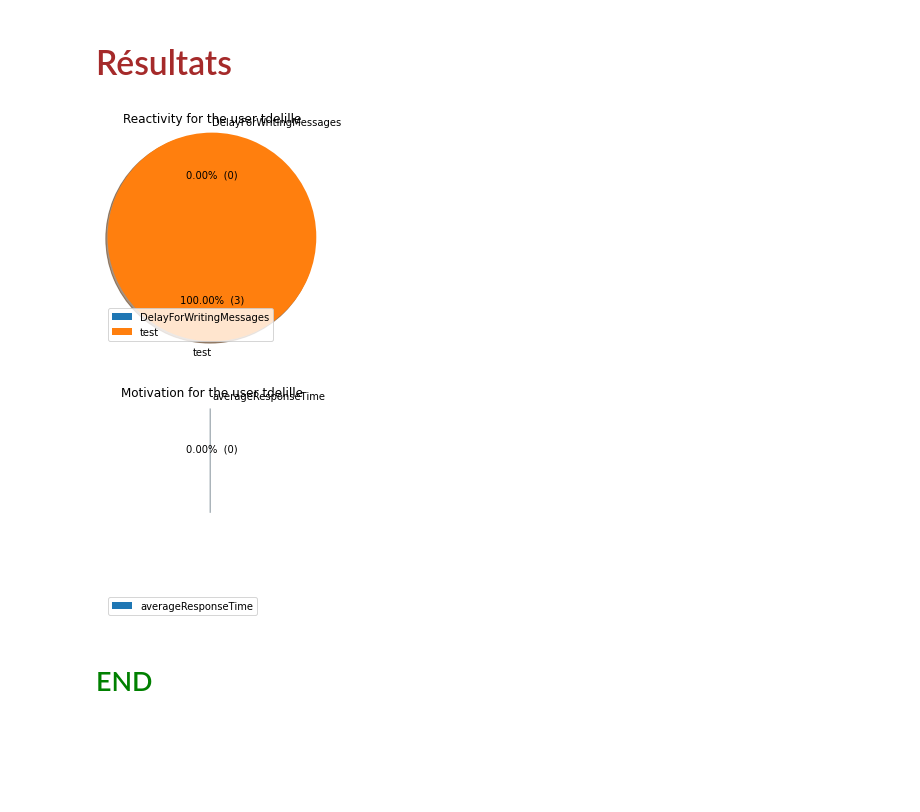
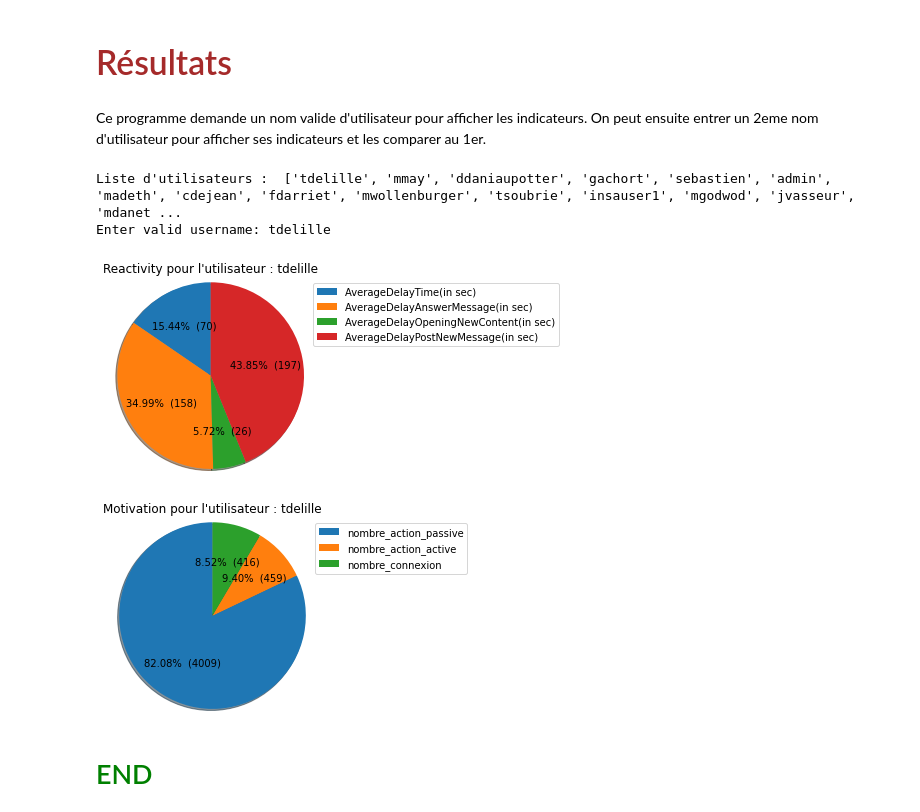
Before and after one commit to ben2riv/m2-projet-eiah, a Jupyter notebook: notebook.ipynb, the cells around one changed output. Cells and saved outputs as stored; diff of their text form; code cells hidden in the pictures; blank space fills up the shorter version.

```diff
--- a/notebook.ipynb
+++ b/notebook.ipynb
@@ -93,15 +119,12 @@ def GenerateUsersIndicators(userData_tr):
 
     return usersIndicators
 # %%
-#display specified indicator for specified user(indicators are all the indicators generated for all users)
-def displayIndicator(usersIndicators,indicatorName,userName):
+# Affiche un indicateur pour un utilisateur
+def displayIndicator(usersIndicators, indicatorName, userName):
     indicator = usersIndicators[userName][indicatorName]
 
-    #title
-    plt.title(indicatorName + " for the user "+userName)
-    #labels
+    plt.title(indicatorName + " pour l'utilisateur : "+userName)
     activities = indicator.keys()
-    #values
     slices = indicator.values()
 
     def make_autopct(values):
@@ -111,13 +134,12 @@ def displayIndicator(usersIndicators,indicatorName,userName):
             return '{p:.2f}%  ({v:d})'.format(p=pct,v=val)
         return my_autopct
 
-    # plotting the pie chart
-    plt.pie(slices, labels = activities,
-            startangle=90, shadow = True,
+    # Affichage en camembert
+    pie = plt.pie(slices, startangle=90, shadow = True,
             radius = 1.2, autopct=make_autopct(slices))
-    # plotting legend
-    plt.legend()
-    # showing the plot
+
+    plt.legend(pie[0],labels = activities, bbox_to_anchor=(1,1), fontsize=10)
+    plt.subplots_adjust(left=0.0, bottom=0.1, right=0.45)
     plt.show()
 # %% [markdown]
 # <span style="color:brown; font-family:times; font-size:1.3em;">Résultats</span>
@@ -133,12 +146,32 @@ userData_tr = LoadPerUserData(df_tr,1)
 # %%
+# To increase data limit : jupyter notebook --NotebookApp.iopub_data_rate_limit=10000000000
+
+# Chargement des données depuis un fichier csv (ici table transition)
+df_tr = pd.read_csv ('./transition.csv')
+
+# Groupe les données par utilisateur
+userData_tr = LoadPerUserData(df_tr,1)
+
 usersIndicators = GenerateUsersIndicators(userData_tr)
-#print(usersIndicators)
-
-displayIndicator(usersIndicators,'Reactivity','tdelille')
-displayIndicator(usersIndicators,'Motivation','tdelille')
+usernames = list(userData_tr.keys())
-# %% [output]
-[figure, removed]
-[figure, removed]
+# %% [markdown]
+Ce programme demande un nom valide d'utilisateur pour afficher les indicateurs.
+On peut ensuite entrer un 2eme nom d'utilisateur pour afficher ses indicateurs et les comparer au 1er.
+# %%
+print("Liste d'utilisateurs : ", usernames)
+
+# Boucle du programme d'affichage
+while(True):
+    name = ""
+    while(name not in usernames):
+        name = input("Enter valid username: ")
+    displayIndicator(usersIndicators,'Reactivity',name)
+    displayIndicator(usersIndicators,'Motivation',name)
+# %% [output]
+Liste d'utilisateurs :  ['tdelille', 'mmay', 'ddaniaupotter', 'gachort', 'sebastien', 'admin', 'madeth', 'cdejean', 'fdarriet', 'mwollenburger', 'tsoubrie', 'insauser1', 'mgodwod', 'jvasseur', 'mdanet ...
+Enter valid username: tdelille
+[figure, added]
+[figure, added]
 # %% [markdown]
 ### <span style="color:green; font-family:Georgia; font-size:1.5em;">END</span>
 # %%
```
Also changed, not shown: parts of 8 cells of this notebook, 24 other files.
